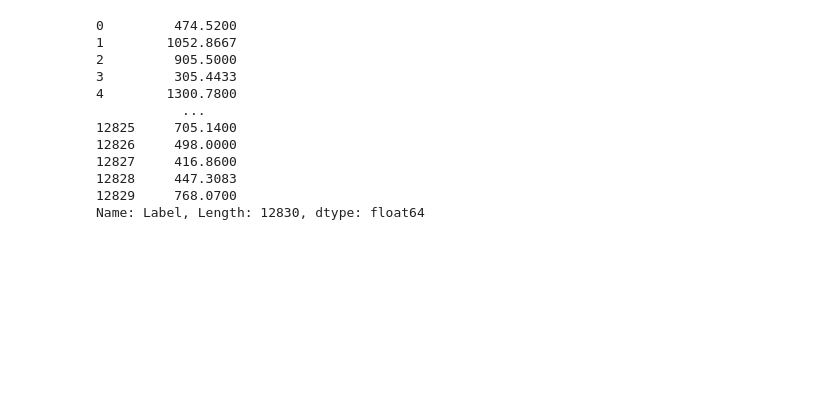
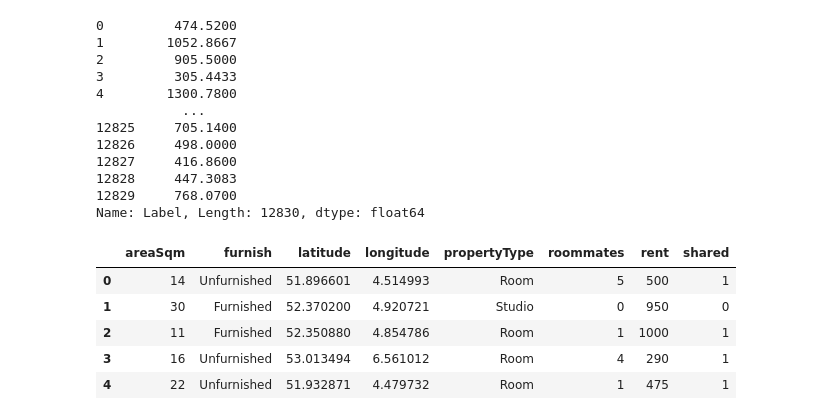
Before and after one commit to michael-william/Netherlands-Rental-Prices, a Jupyter notebook: Amsterdam_Rentals_ML-PyCaret-Test.ipynb, the cells around one changed output. Saved outputs shown, nothing was run; the diff lists cells and outputs as text; code cells hidden in the pictures; blank space fills up the shorter version.

```diff
--- a/Amsterdam_Rentals_ML-PyCaret-Test.ipynb
+++ b/Amsterdam_Rentals_ML-PyCaret-Test.ipynb
@@ -144,3 +137,14 @@ prediction
 12828     447.3083
 12829     768.0700
 Name: Label, Length: 12830, dtype: float64
+# %%
+df = pd.read_csv(r'https://github.com/michael-william/Netherlands-Rental-Prices/raw/master/ml_data.csv', index_col=0)
+# %%
+df.head()
+# %% [output]
+|  | areaSqm | furnish | latitude | longitude | propertyType | roommates | rent | shared |
+| 0 | 14 | Unfurnished | 51.896601 | 4.514993 | Room | 5 | 500 | 1 |
+| 1 | 30 | Furnished | 52.370200 | 4.920721 | Studio | 0 | 950 | 0 |
+| 2 | 11 | Furnished | 52.350880 | 4.854786 | Room | 1 | 1000 | 1 |
+| 3 | 16 | Unfurnished | 53.013494 | 6.561012 | Room | 4 | 290 | 1 |
+| 4 | 22 | Unfurnished | 51.932871 | 4.479732 | Room | 1 | 475 | 1 |
```
Also changed, not shown: parts of 5 cells of this notebook, 1 other file.
